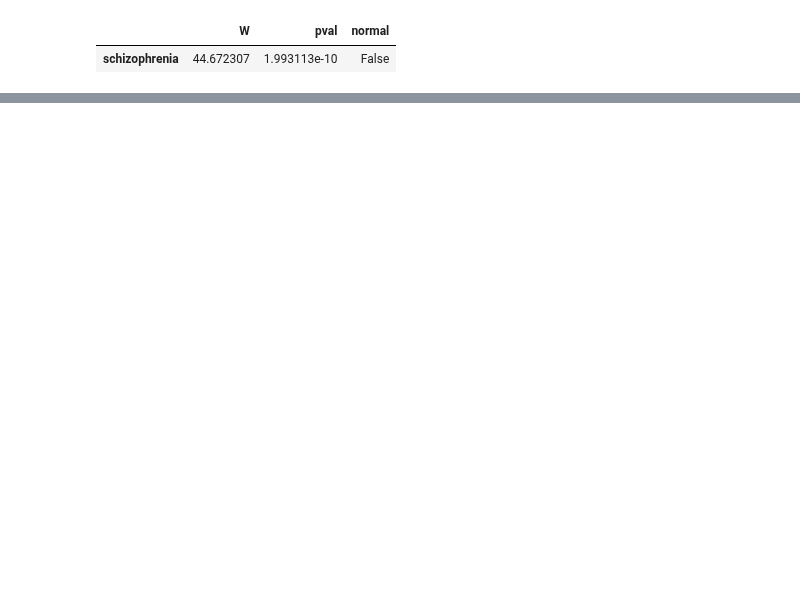
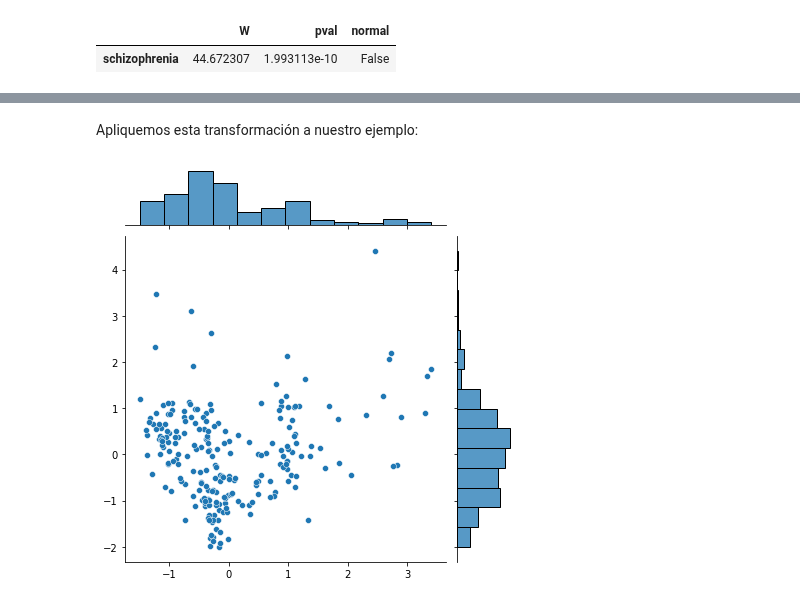
Before and after one commit to renatoparedes/EstadisticaYPsicologiaMatematica, a Jupyter notebook: AnalisisDeDatosMultivariantes/VerificacionDeSupuestos.ipynb, the cells around one changed output, grey strips where cells are left out. Cells and saved outputs as stored; diff of their text form; code cells hidden in the pictures; blank space fills up the shorter version.

```diff
--- a/AnalisisDeDatosMultivariantes/VerificacionDeSupuestos.ipynb
+++ b/AnalisisDeDatosMultivariantes/VerificacionDeSupuestos.ipynb
@@ -98,0 +228,9 @@ https://scikit-learn.org/stable/modules/generated/sklearn.preprocessing.RobustSc
+# %% [markdown]
+Apliquemos esta transformación a nuestro ejemplo:
+# %%
+from sklearn.preprocessing import StandardScaler
+scaler = StandardScaler()
+scaled_data = scaler.fit_transform(df_subsdis[['schizophrenia','depression']])
+sns.jointplot(x=scaled_data[:,0],y=scaled_data[:,1]);
+# %% [output]
+[figure, added]
```
Also changed, not shown: parts of 33 cells of this notebook, 4 other files.
